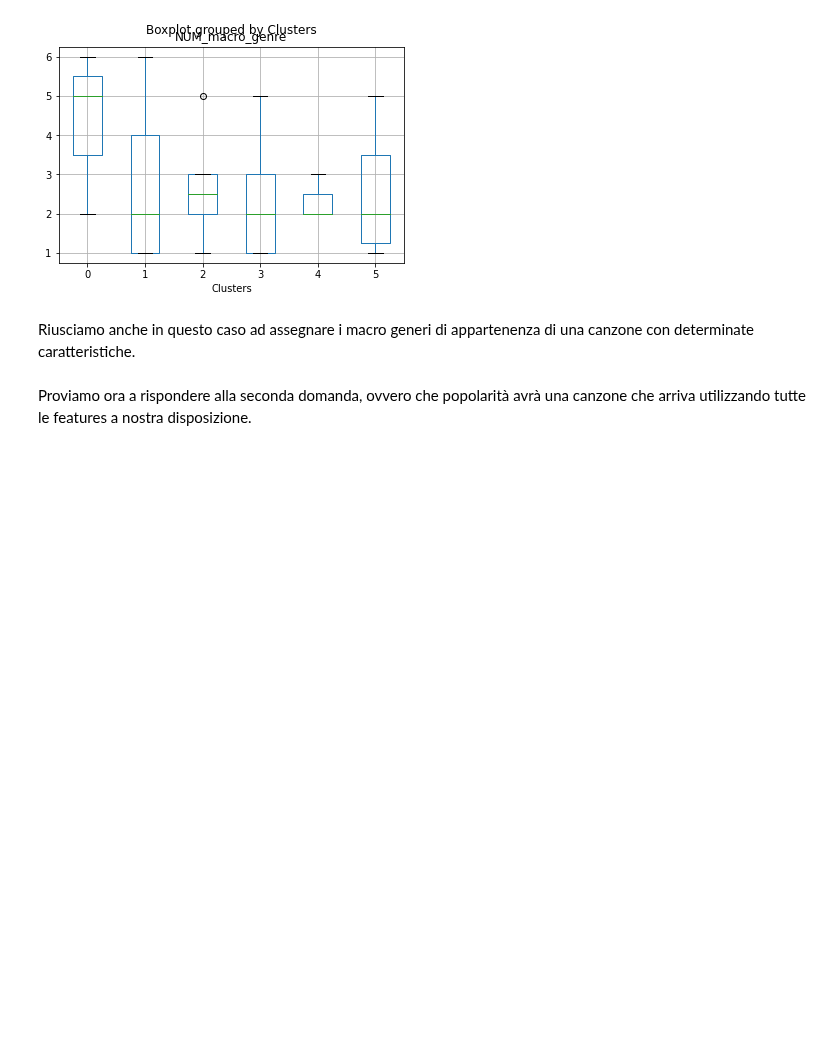
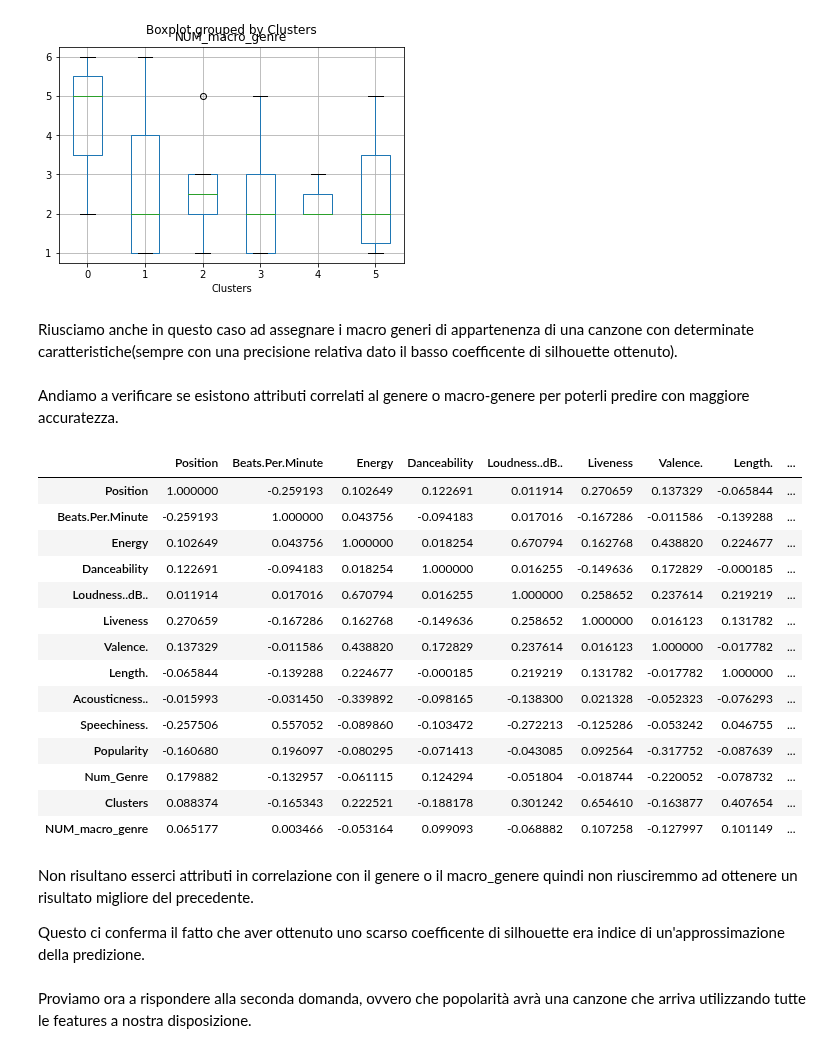
Before and after one commit to PedemonteGiacomo/DataScienceProject, a Jupyter notebook: project.ipynb, the cells around one changed output. Cells and saved outputs as stored; diff of their text form; code cells hidden in the pictures; blank space fills up the shorter version.

```diff
--- a/project.ipynb
+++ b/project.ipynb
@@ -842,13 +841,37 @@ macro_generi_numerico = [1,3,1,1,4,1,4,1,4,2,3,2,1,1,5,2,3,4,5,6,2,4,3,3,2,1,1,5
 #5 = hip hop
 #6 = room
 maxi_all['NUM_macro_genre'] = macro_generi_numerico
-maxi_all["Clusters"]=kmeans.predict(X)
+#maxi_all["Clusters"]=kmeans.predict(X)
 maxi_all.boxplot(column='NUM_macro_genre',by='Clusters')
 # %% [output]
 <matplotlib.axes._subplots.AxesSubplot at 0x...>
 [figure]
 # %% [markdown]
-Riusciamo anche in questo caso ad assegnare i macro generi di appartenenza di una canzone con determinate caratteristiche.
+Riusciamo anche in questo caso ad assegnare i macro generi di appartenenza di una canzone con determinate caratteristiche(sempre con una precisione relativa dato il basso coefficente di silhouette ottenuto).
+# %% [markdown]
+Andiamo a verificare se esistono attributi correlati al genere o macro-genere per poterli predire con maggiore accuratezza.
+# %%
+maxi_all.corr()
+# %% [output]
+|  | Position | Beats.Per.Minute | Energy | Danceability | Loudness..dB.. | Liveness | Valence. | Length. | ... |
+| Position | 1.000000 | -0.259193 | 0.102649 | 0.122691 | 0.011914 | 0.270659 | 0.137329 | -0.065844 | ... |
+| Beats.Per.Minute | -0.259193 | 1.000000 | 0.043756 | -0.094183 | 0.017016 | -0.167286 | -0.011586 | -0.139288 | ... |
+| Energy | 0.102649 | 0.043756 | 1.000000 | 0.018254 | 0.670794 | 0.162768 | 0.438820 | 0.224677 | ... |
+| Danceability | 0.122691 | -0.094183 | 0.018254 | 1.000000 | 0.016255 | -0.149636 | 0.172829 | -0.000185 | ... |
+| Loudness..dB.. | 0.011914 | 0.017016 | 0.670794 | 0.016255 | 1.000000 | 0.258652 | 0.237614 | 0.219219 | ... |
+| Liveness | 0.270659 | -0.167286 | 0.162768 | -0.149636 | 0.258652 | 1.000000 | 0.016123 | 0.131782 | ... |
+| Valence. | 0.137329 | -0.011586 | 0.438820 | 0.172829 | 0.237614 | 0.016123 | 1.000000 | -0.017782 | ... |
+| Length. | -0.065844 | -0.139288 | 0.224677 | -0.000185 | 0.219219 | 0.131782 | -0.017782 | 1.000000 | ... |
+| Acousticness.. | -0.015993 | -0.031450 | -0.339892 | -0.098165 | -0.138300 | 0.021328 | -0.052323 | -0.076293 | ... |
+| Speechiness. | -0.257506 | 0.557052 | -0.089860 | -0.103472 | -0.272213 | -0.125286 | -0.053242 | 0.046755 | ... |
+| Popularity | -0.160680 | 0.196097 | -0.080295 | -0.071413 | -0.043085 | 0.092564 | -0.317752 | -0.087639 | ... |
+| Num_Genre | 0.179882 | -0.132957 | -0.061115 | 0.124294 | -0.051804 | -0.018744 | -0.220052 | -0.078732 | ... |
+| Clusters | 0.088374 | -0.165343 | 0.222521 | -0.188178 | 0.301242 | 0.654610 | -0.163877 | 0.407654 | ... |
+| NUM_macro_genre | 0.065177 | 0.003466 | -0.053164 | 0.099093 | -0.068882 | 0.107258 | -0.127997 | 0.101149 | ... |
+# %% [markdown]
+Non risultano esserci attributi in correlazione con il genere o il macro_genere quindi non riusciremmo ad ottenere un risultato migliore del precedente.
+
+Questo ci conferma il fatto che aver ottenuto uno scarso coefficente di silhouette era indice di un'approssimazione della predizione.
 # %% [markdown]
 Proviamo ora a rispondere alla seconda domanda, ovvero che popolarità avrà una canzone che arriva utilizzando tutte le features a nostra disposizione.
 # %%
```
Also changed, not shown: parts of 3 cells of this notebook.
